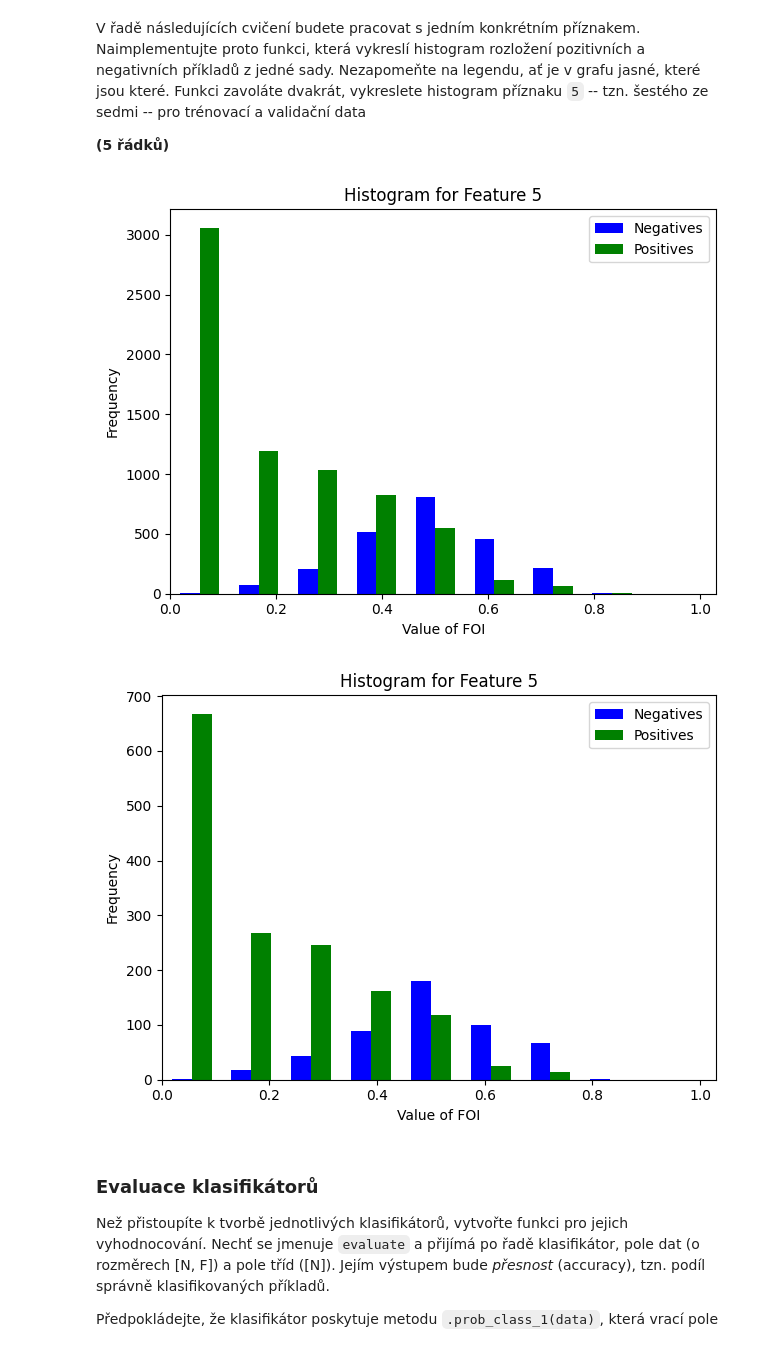
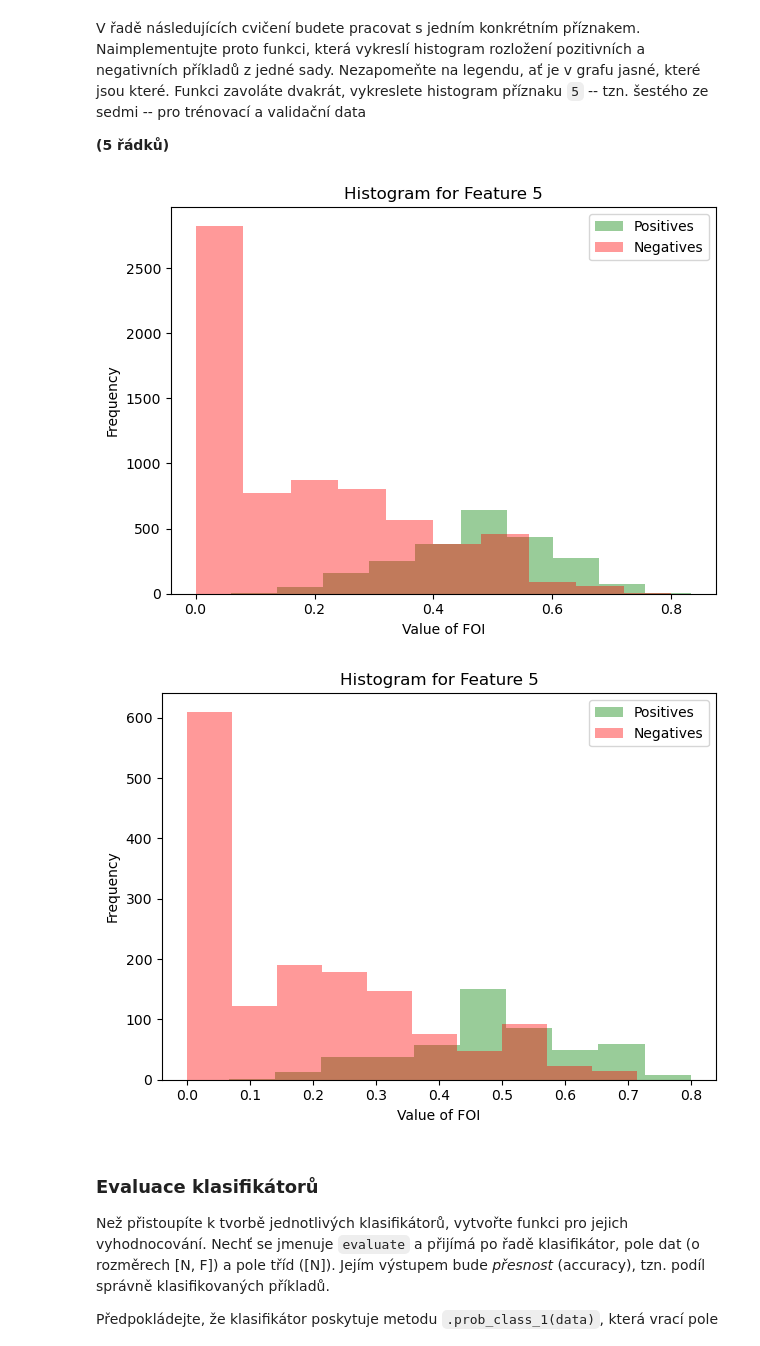
Before and after one commit to IamBahno/SUI-project-1, a Jupyter notebook: zadani.ipynb, the cells around one changed output. Cells and saved outputs as stored; diff of their text form; code cells hidden in the pictures.

Commit message:
alternative plot

```diff
--- a/zadani.ipynb
+++ b/zadani.ipynb
@@ -58,36 +58,45 @@ V řadě následujících cvičení budete pracovat s jedním konkrétním pří
 # %%
 FOI = 5  # Feature Of Interest
 
 def plot_data(poss, negs):
     BINS = 10
     bins = np.linspace(0, 1, BINS)
     neg_hist, _ = np.histogram(poss, bins=bins)
     pos_hist, _ = np.histogram(negs, bins=bins)
 
     bar_width = (bins[1] - bins[0]) / 3  # third of bar leave empty to make spaces
 
     # Calculate bin centers
     bin_centers = (bins + bins[1]/2)[:-1]
 
     # Plot the histograms with offset
     plt.bar(bin_centers - bar_width / 2, neg_hist, width=bar_width, label='Negatives', color='blue')
     plt.bar(bin_centers + bar_width / 2, pos_hist, width=bar_width, label='Positives', color='green')
 
     plt.xlim(left=0) #so the plot starts at 0 at x axis
     plt.xlabel('Value of FOI')
     plt.ylabel('Frequency')
     plt.title(f'Histogram for Feature {FOI}')
     plt.legend()
     plt.tight_layout()
     plt.show()
 
-
+def plot_data(poss, negs):
+    BINS = 10
+    plt.hist(poss,bins=BINS,color='green',alpha=0.4,label="Positives")
+    plt.hist(negs,bins=BINS,color='red',alpha=0.4,label="Negatives")
+    plt.xlabel('Value of FOI')
+    plt.ylabel('Frequency')
+    plt.title(f'Histogram for Feature {FOI}')
+    plt.legend()
+    plt.tight_layout()
+    plt.show()
 
 plot_data(train_dataset.pos[:, FOI], train_dataset.neg[:, FOI])
 plot_data(val_dataset.pos[:, FOI], val_dataset.neg[:, FOI])
 # %% [output]
-[figure, old version]
+[figure, new version]
-[figure, old version]
+[figure, new version]
 # %% [markdown]
 ### Evaluace klasifikátorů
 Než přistoupíte k tvorbě jednotlivých klasifikátorů, vytvořte funkci pro jejich vyhodnocování.
```
Also changed, not shown: parts of 2 cells of this notebook.
